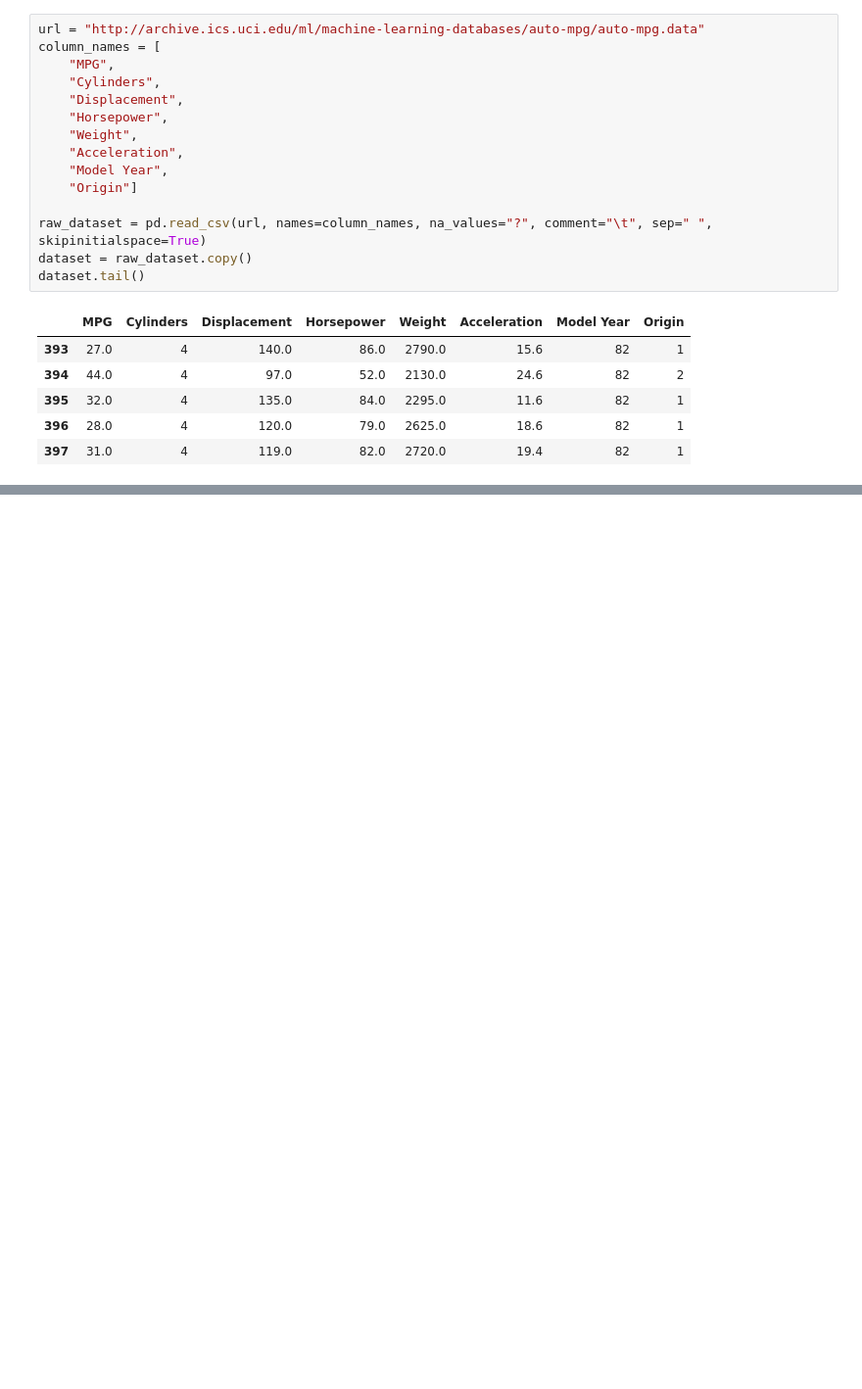
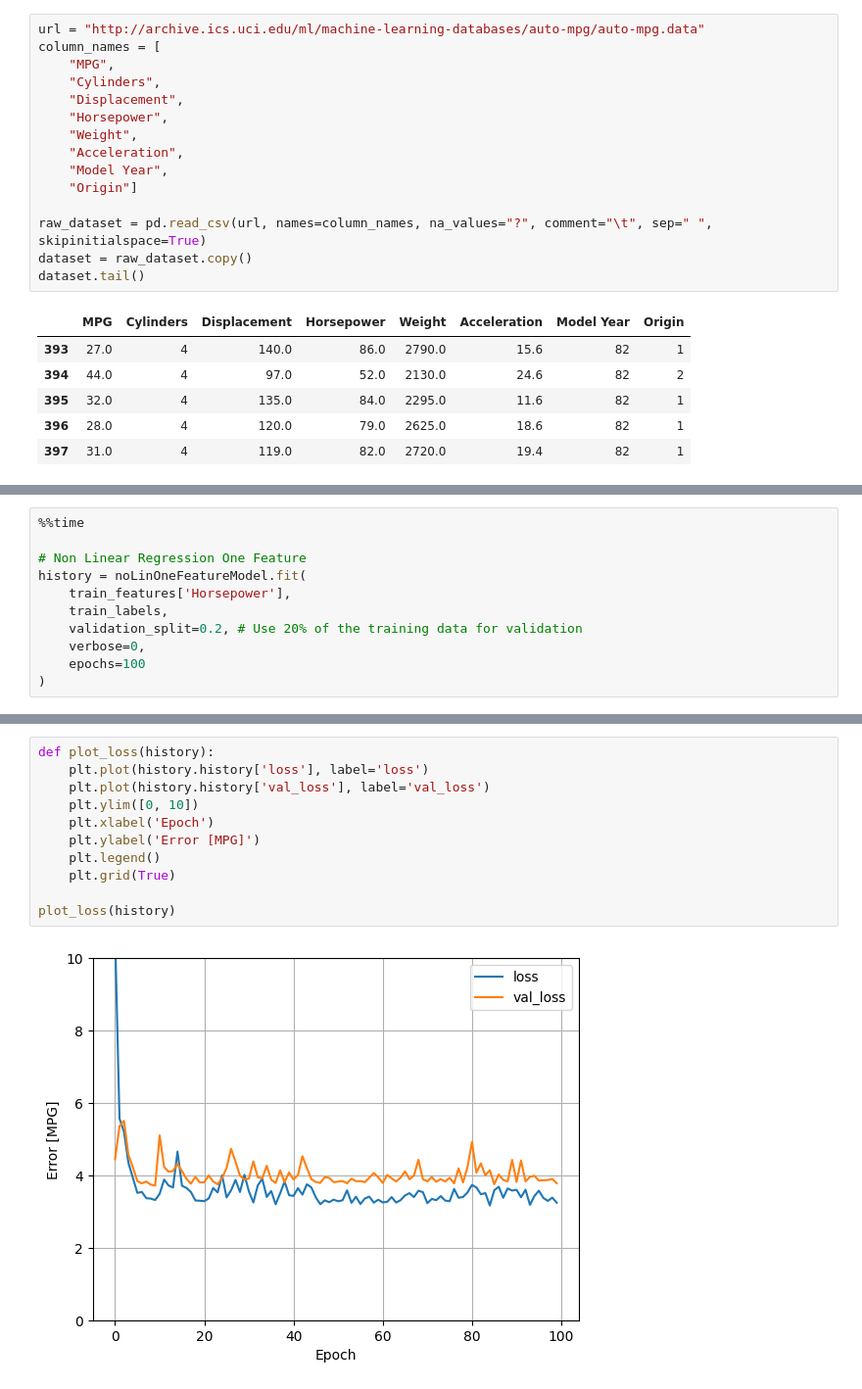
Before and after one commit to santiago-cruzlopez/WLV-MSc-AI, a Jupyter notebook: 02_Deep_Machine_Learning/W3_Hyper_Parameters/01_Regression.ipynb, the cells around one changed output, grey strips where cells are left out. Shown at 98% size. Saved outputs shown, nothing was run; the diff lists cells and outputs as text; blank space fills up the shorter version.

```diff
--- a/02_Deep_Machine_Learning/W3_Hyper_Parameters/01_Regression.ipynb
+++ b/02_Deep_Machine_Learning/W3_Hyper_Parameters/01_Regression.ipynb
@@ -54,0 +247,11 @@ dataset.tail()
+# %%
+%%time
+
+# Non Linear Regression One Feature
+history = noLinOneFeatureModel.fit(
+    train_features['Horsepower'],
+    train_labels,
+    validation_split=0.2, # Use 20% of the training data for validation
+    verbose=0,
+    epochs=100
+)
@@ -54,0 +261,13 @@ dataset.tail()
+# %%
+def plot_loss(history):
+    plt.plot(history.history['loss'], label='loss')
+    plt.plot(history.history['val_loss'], label='val_loss')
+    plt.ylim([0, 10])
+    plt.xlabel('Epoch')
+    plt.ylabel('Error [MPG]')
+    plt.legend()
+    plt.grid(True)
+
+plot_loss(history)
+# %% [output]
+[figure, added]
```
Also changed, not shown: parts of 34 cells of this notebook, 6 other files.
